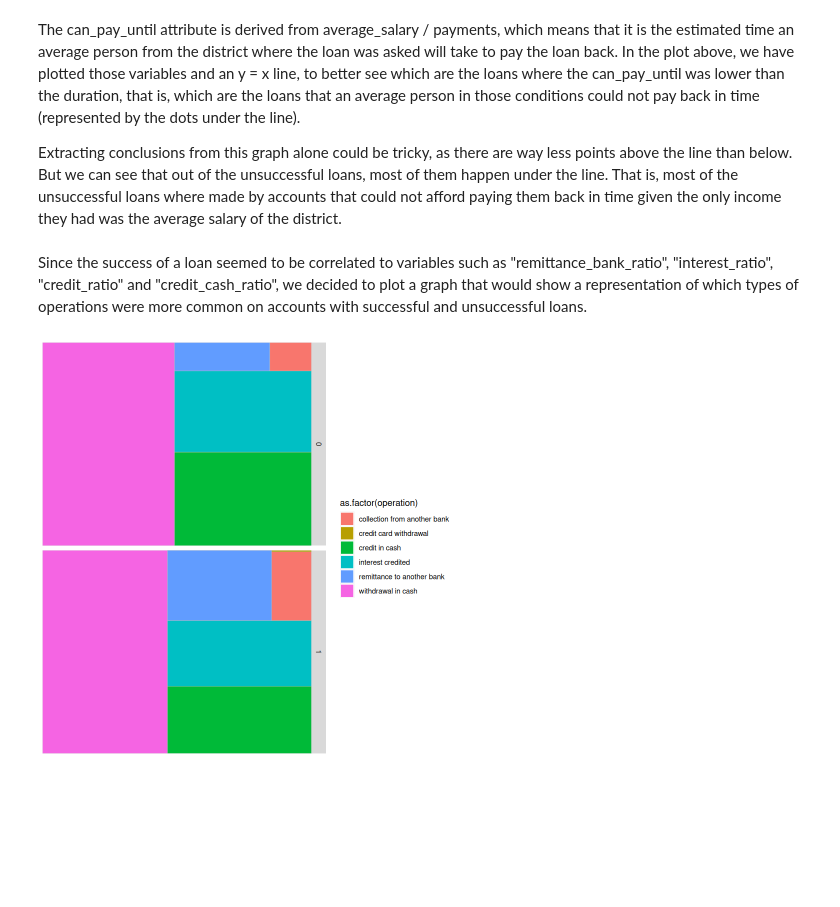
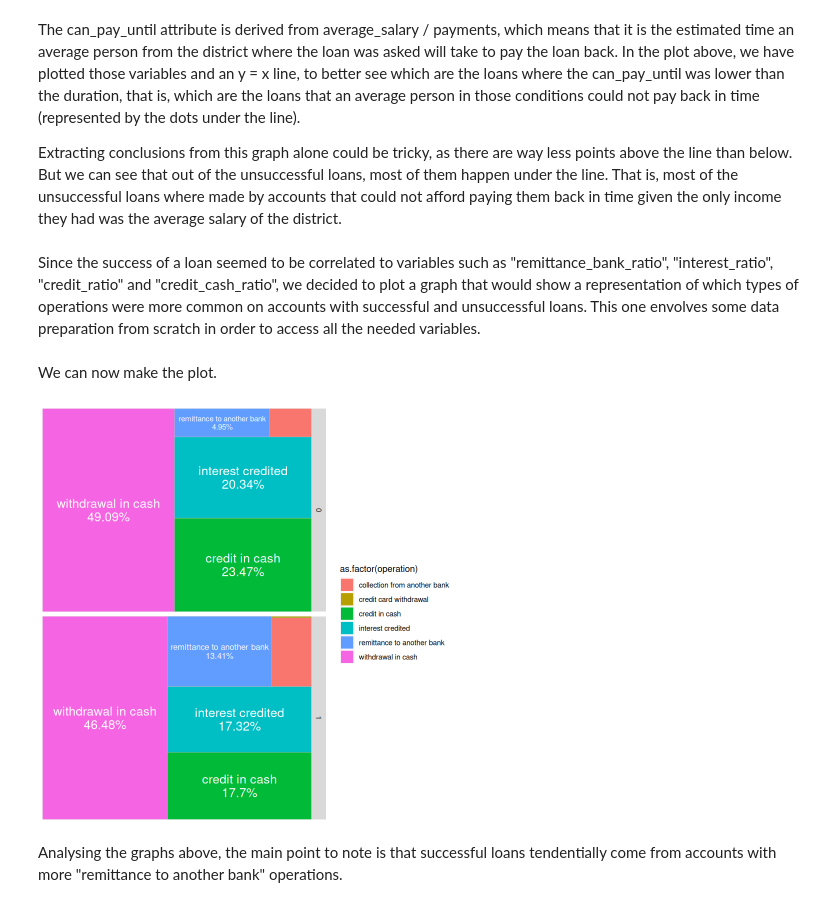
Before and after one commit to 1Krypt0/FEUP-AC-PROJ, a Jupyter notebook: docs/data-understanding.ipynb, the cells around one changed output. Cells and saved outputs as stored; diff of their text form; code cells hidden in the pictures; blank space fills up the shorter version.

Commit message:
Improve incredible complex treemap graph

```diff
--- a/docs/data-understanding.ipynb
+++ b/docs/data-understanding.ipynb
@@ -124,8 +124,8 @@ geom_abline(slope=1, intercept = 0)
 The can_pay_until attribute is derived from average_salary / payments, which means that it is the estimated time an average person from the district where the loan was asked will take to pay the loan back. In the plot above, we have plotted those variables and an y = x line, to better see which are the loans where the can_pay_until was lower than the duration, that is, which are the loans that an average person in those conditions could not pay back in time (represented by the dots under the line).
 
 Extracting conclusions from this graph alone could be tricky, as there are way less points above the line than below. But we can see that out of the unsuccessful loans, most of them happen under the line. That is, most of the unsuccessful loans where made by accounts that could not afford paying them back in time given the only income they had was the average salary of the district.
-# %% [markdown]
-Since the success of a loan seemed to be correlated to variables such as "remittance_bank_ratio", "interest_ratio", "credit_ratio" and "credit_cash_ratio", we decided to plot a graph that would show a representation of which types of operations were more common on accounts with successful and unsuccessful loans.
+# %% [markdown]
+Since the success of a loan seemed to be correlated to variables such as "remittance_bank_ratio", "interest_ratio", "credit_ratio" and "credit_cash_ratio", we decided to plot a graph that would show a representation of which types of operations were more common on accounts with successful and unsuccessful loans. This one envolves some data preparation from scratch in order to access all the needed variables.
 # %%
 trans_data <- read.csv("../data/trans_dev.csv", sep=";")
 loan_data <- read.csv("../data/loan_dev.csv", sep=";")
@@ -142,15 +142,25 @@ trans_data <- transform(trans_data,
 trans_data$category[is.na(trans_data$category)] <- "other"
 loan_data[loan_data$status == -1, ]$status <- 0
 trans_loan <- loan_data %>%
-    left_join(trans_data, by = "account_id")
+    left_join(trans_data, by = "account_id") %>%
+    select(operation,status) %>%
+    group_by(status) %>%
+    mutate(status_n = n())
 trans_loan_new <- trans_loan %>%
-    group_by(operation, status) %>%
+    group_by(operation, status, status_n) %>%
     mutate(n = n()) %>%
-    select(n,operation,status) %>%
     distinct()
-# %%
-ggplot(trans_loan_new, aes(area=n, fill=as.factor(operation))) +
-  geom_treemap() +
-  facet_grid(status ~ .)
-# %% [output]
-[figure, removed]
+# %% [markdown]
+We can now make the plot.
+# %%
+ggplot(trans_loan_new, aes(area=n, fill=as.factor(operation), label=paste(operation,paste(round(100 * n/status_n, digits=2),"%",sep=""),sep="\n"))) +
+  geom_treemap() +
+  geom_treemap_text(
+     colour = "white",
+     place = "centre",
+     size = 15) +
+  facet_grid(status ~ .)
+# %% [output]
+[figure, added]
+# %% [markdown]
+Analysing the graphs above, the main point to note is that successful loans tendentially come from accounts with more "remittance to another bank" operations.
```
